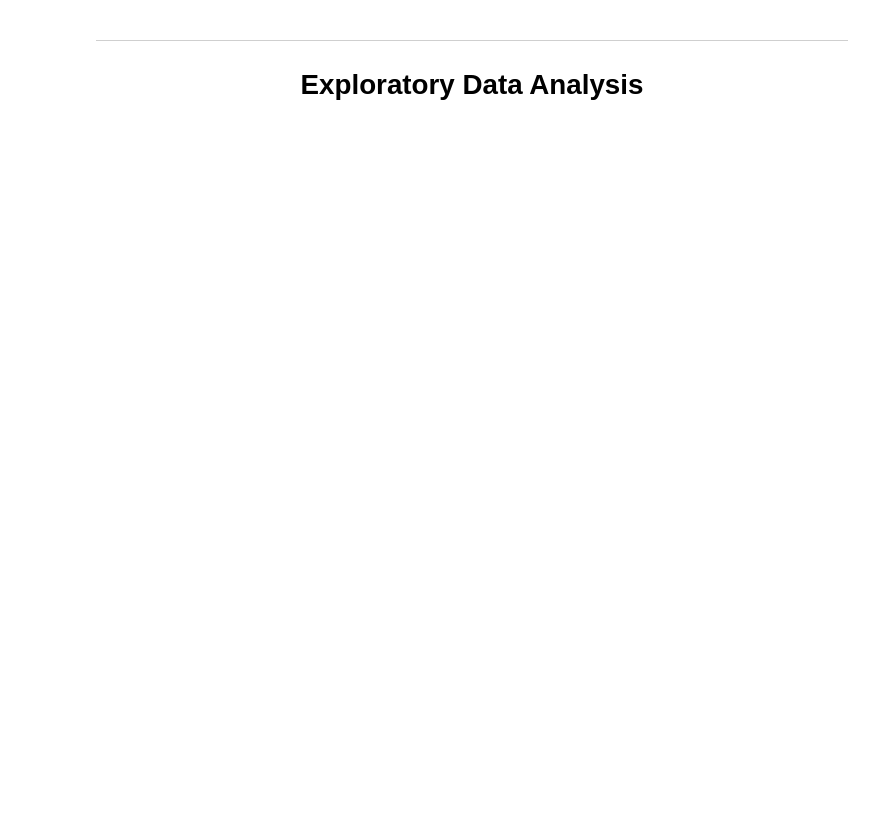
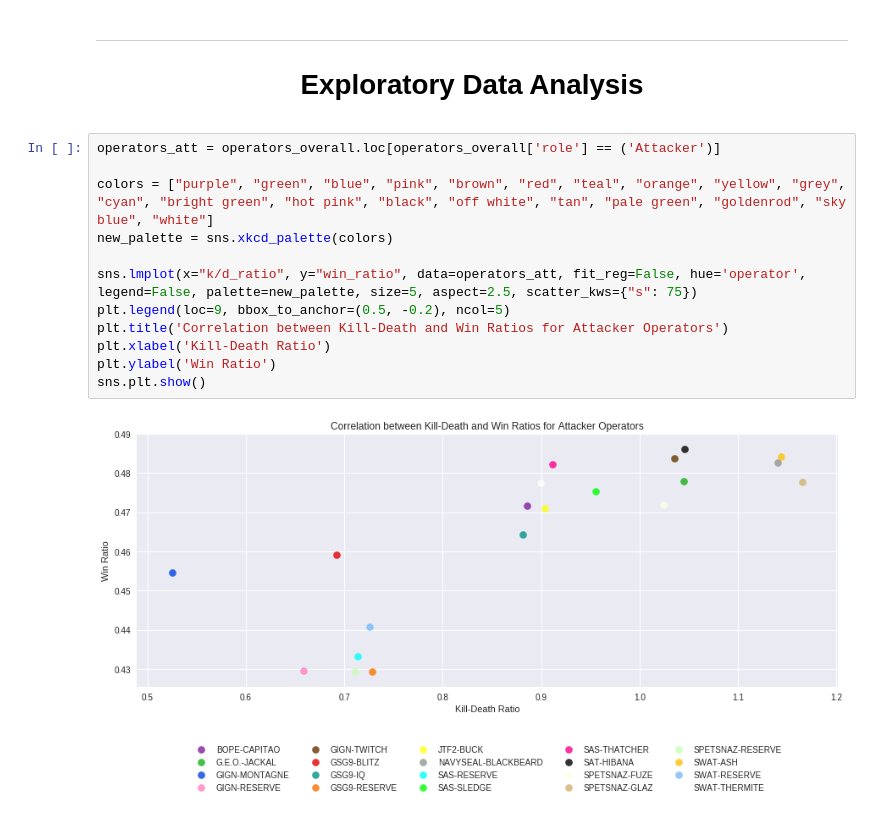
Before and after one commit to jiglesia3/jiglesia3.github.io, a Jupyter notebook: Final Tutorial.ipynb, the cells around one changed output. Cells and saved outputs as stored; diff of their text form; blank space fills up the shorter version.

Commit message:
overall attacker and defender plots

```diff
--- a/Final Tutorial.ipynb
+++ b/Final Tutorial.ipynb
@@ -150,3 +150,17 @@ Perfect! Now that we've set up and simplified our data, it's time to investigate
 # %% [markdown]
 <hr>
 <center><h1>Exploratory Data Analysis</h1></center>
+# %%
+operators_att = operators_overall.loc[operators_overall['role'] == ('Attacker')]
+
+colors = ["purple", "green", "blue", "pink", "brown", "red", "teal", "orange", "yellow", "grey", "cyan", "bright green", "hot pink", "black", "off white", "tan", "pale green", "goldenrod", "sky blue", "white"]
+new_palette = sns.xkcd_palette(colors)
+
+sns.lmplot(x="k/d_ratio", y="win_ratio", data=operators_att, fit_reg=False, hue='operator', legend=False, palette=new_palette, size=5, aspect=2.5, scatter_kws={"s": 75})
+plt.legend(loc=9, bbox_to_anchor=(0.5, -0.2), ncol=5)
+plt.title('Correlation between Kill-Death and Win Ratios for Attacker Operators')
+plt.xlabel('Kill-Death Ratio')
+plt.ylabel('Win Ratio')
+sns.plt.show()
+# %% [output]
+[figure, added]
```
Also changed, not shown: parts of 1 cell of this notebook.
